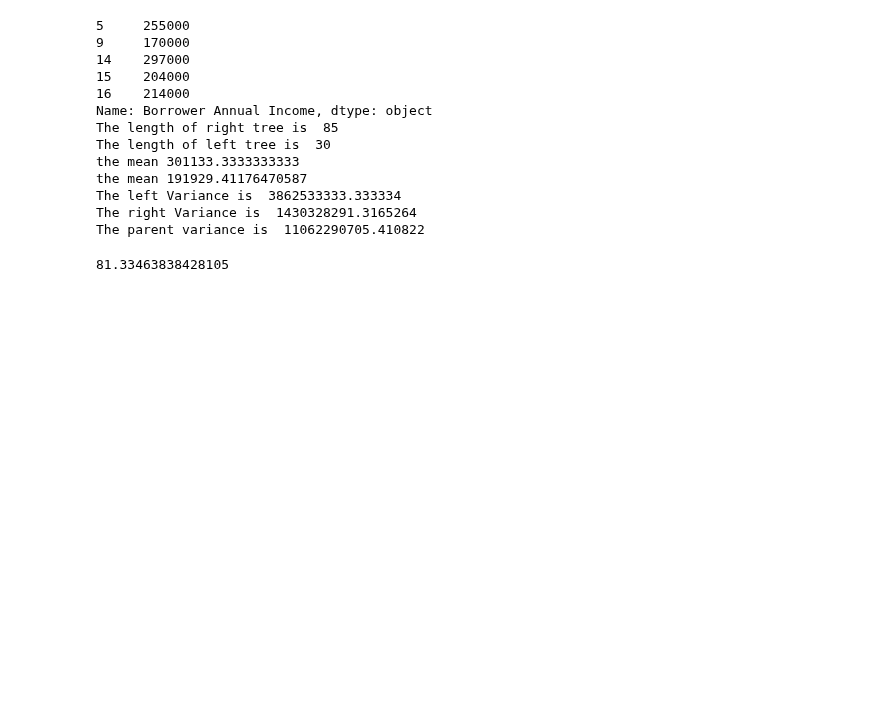
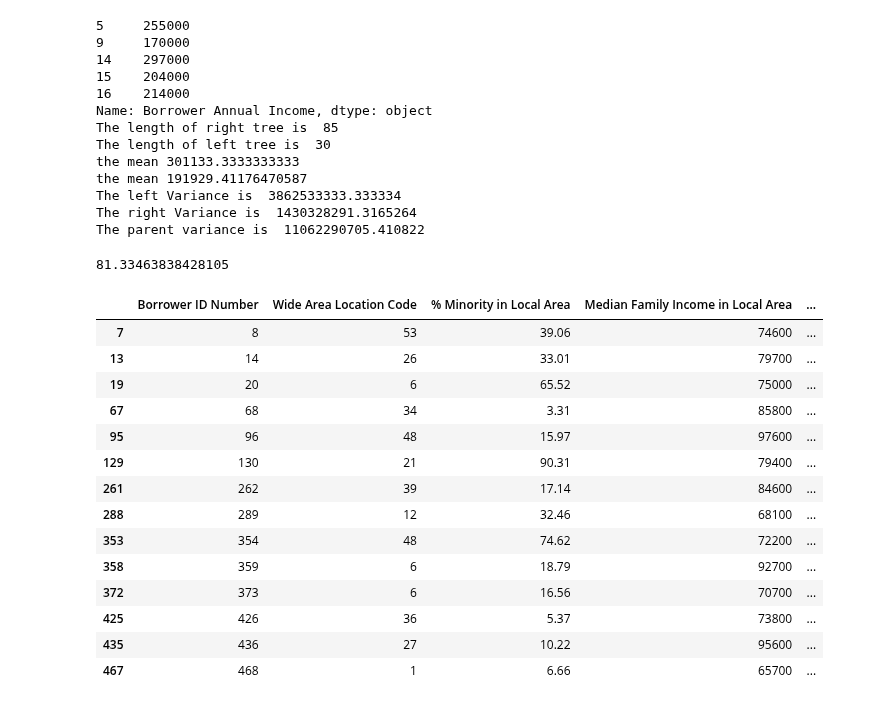
Before and after one commit to KunalNeon/CommBank, a Jupyter notebook: dataSet.ipynb, the cells around one changed output. Drawn from its saved outputs; the diff is of its cells as text; code cells hidden in the pictures; blank space fills up the shorter version.

```diff
--- a/dataSet.ipynb
+++ b/dataSet.ipynb
@@ -629,3 +639,23 @@ v_reduced= (v_parent - v_after) / v_parent
 v_reduced *100
 # %% [output]
 81.33463838428105
+# %%
+new_data=dataSet[dataSet["Borrower Income Ratio" ]>  3.88]
+# %%
+new_data
+# %% [output]
+|  | Borrower ID Number | Wide Area Location Code | % Minority in Local Area | Median Family Income in Local Area | ... |
+| 7 | 8 | 53 | 39.06 | 74600 | ... |
+| 13 | 14 | 26 | 33.01 | 79700 | ... |
+| 19 | 20 | 6 | 65.52 | 75000 | ... |
+| 67 | 68 | 34 | 3.31 | 85800 | ... |
+| 95 | 96 | 48 | 15.97 | 97600 | ... |
+| 129 | 130 | 21 | 90.31 | 79400 | ... |
+| 261 | 262 | 39 | 17.14 | 84600 | ... |
+| 288 | 289 | 12 | 32.46 | 68100 | ... |
+| 353 | 354 | 48 | 74.62 | 72200 | ... |
+| 358 | 359 | 6 | 18.79 | 92700 | ... |
+| 372 | 373 | 6 | 16.56 | 70700 | ... |
+| 425 | 426 | 36 | 5.37 | 73800 | ... |
+| 435 | 436 | 27 | 10.22 | 95600 | ... |
+| 467 | 468 | 1 | 6.66 | 65700 | ... |
```
Also changed, not shown: parts of 11 cells of this notebook.
